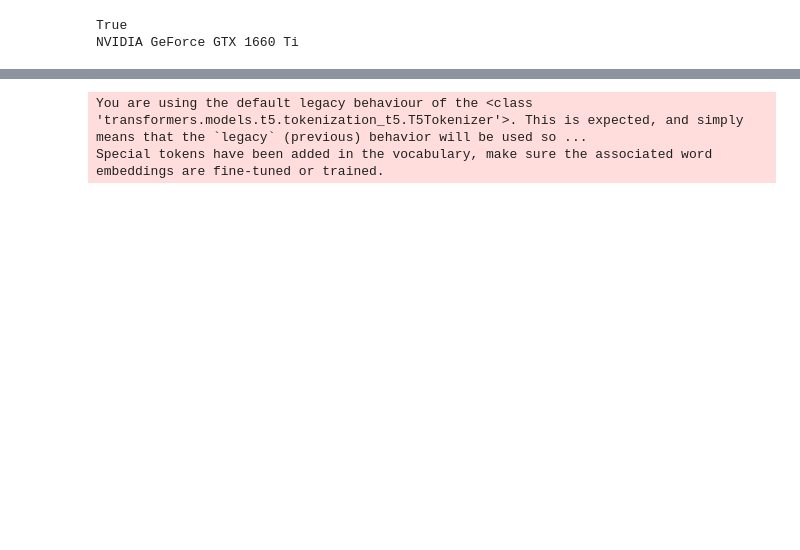
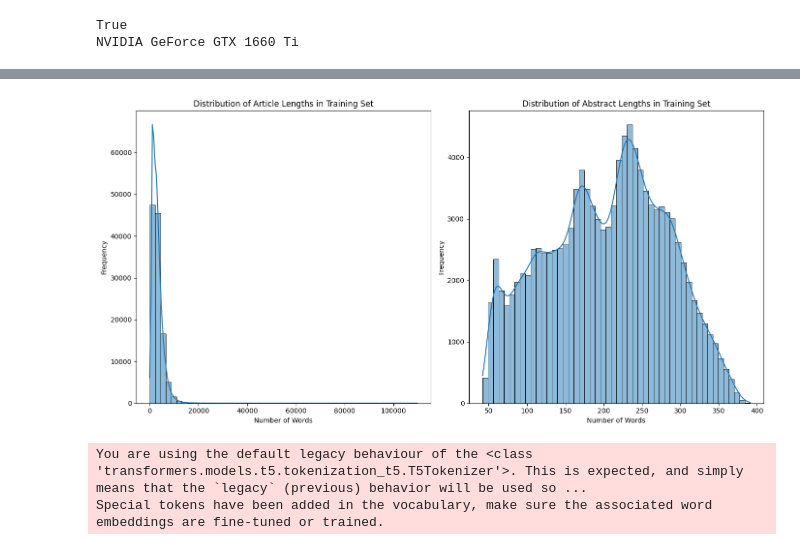
Before and after one commit to Sanjayshrestha98/textsum-frontend, a Jupyter notebook: app/python-scripts/Summerizing_Text_T5.ipynb, the cells around one changed output, grey strips where cells are left out. Saved outputs shown, nothing was run; the diff lists cells and outputs as text; code cells hidden in the pictures; blank space fills up the shorter version.

```diff
--- a/app/python-scripts/Summerizing_Text_T5.ipynb
+++ b/app/python-scripts/Summerizing_Text_T5.ipynb
@@ -100 +208,22 @@ from transformers import T5Tokenizer, T5ForConditionalGeneration, T5Config
+# %%
+plt.figure(figsize=(14, 7))
+
+# Plot article lengths for the training set
+plt.subplot(1, 2, 1)
+sns.histplot(train_article_lengths, bins=50, kde=True)
+plt.title('Distribution of Article Lengths in Training Set')
+plt.xlabel('Number of Words')
+plt.ylabel('Frequency')
+
+# Plot abstract lengths for the training set
+plt.subplot(1, 2, 2)
+sns.histplot(train_abstract_lengths, bins=50, kde=True)
+plt.title('Distribution of Abstract Lengths in Training Set')
+plt.xlabel('Number of Words')
+plt.ylabel('Frequency')
+
+plt.tight_layout()
+plt.show()
+# %% [output]
+[figure, added]
 # %%
```
Also changed, not shown: parts of 43 cells of this notebook.
